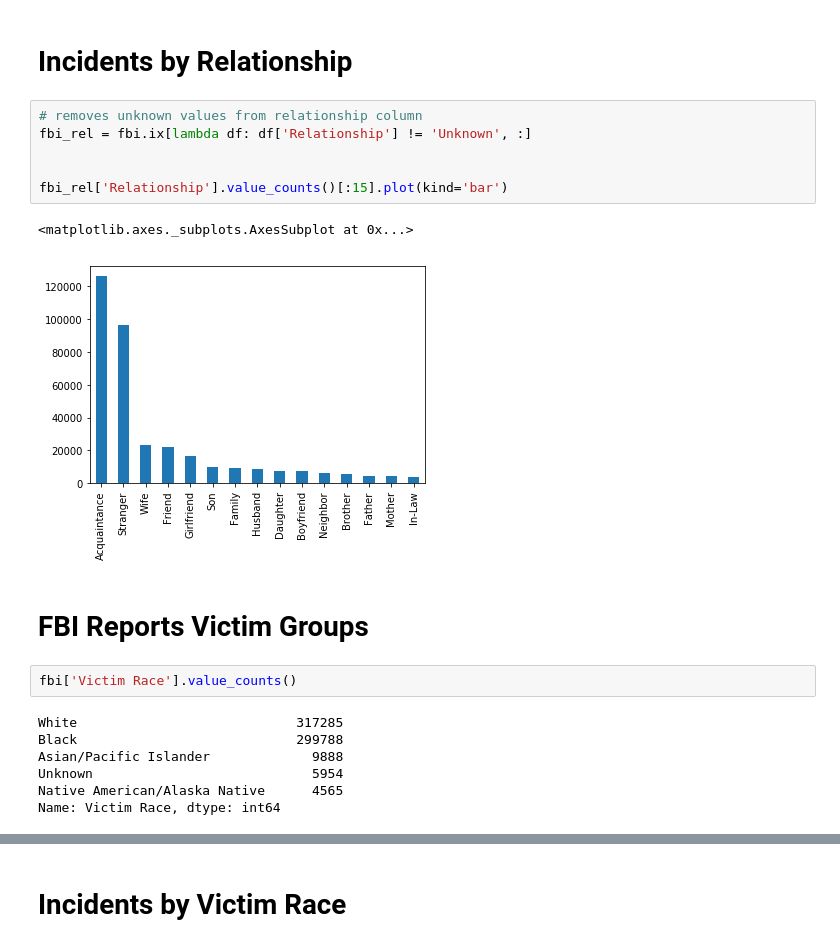
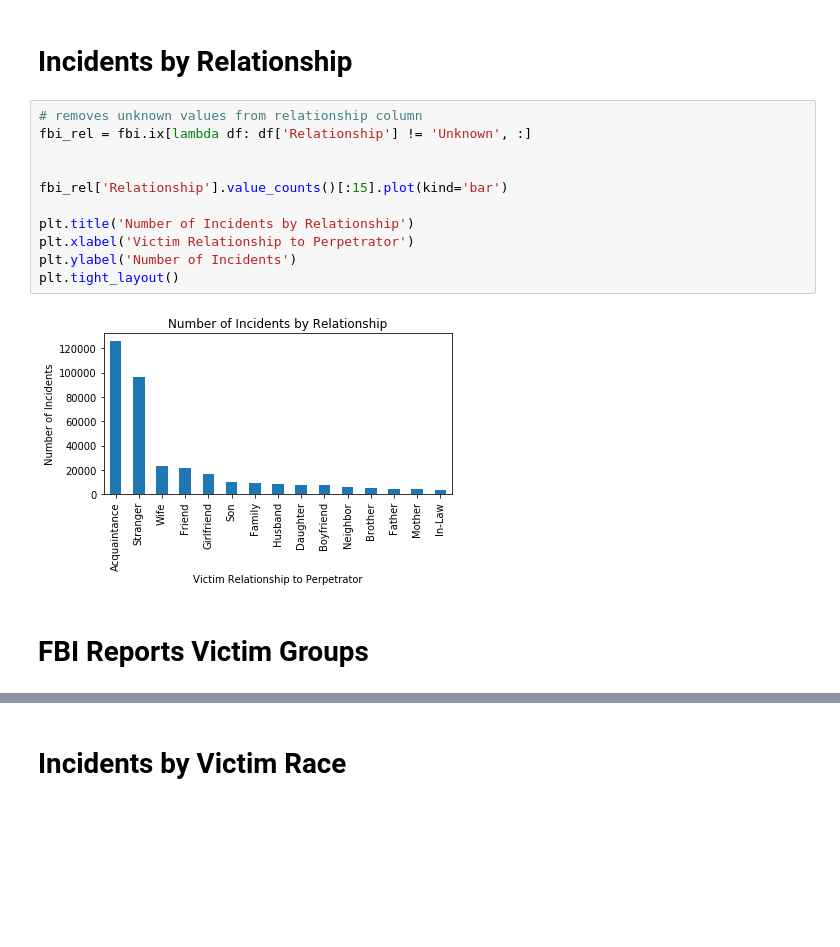
Before and after one commit to WolfgangHall/thinkful_ds_prep, a Jupyter notebook: capstone/capstone_project.ipynb, the cells around one changed output, grey strips where cells are left out. Drawn from its saved outputs; the diff is of its cells as text; blank space fills up the shorter version.

Commit message:
added graph cosmetics and some explanations for concepts like p-values

```diff
--- a/capstone/capstone_project.ipynb
+++ b/capstone/capstone_project.ipynb
@@ -197,20 +212,15 @@ fbi['City'].value_counts()[:20].plot(kind='bar')
 # %%
 # removes unknown values from relationship column
 fbi_rel = fbi.ix[lambda df: df['Relationship'] != 'Unknown', :]
 
 
 fbi_rel['Relationship'].value_counts()[:15].plot(kind='bar')
+
+plt.title('Number of Incidents by Relationship')
+plt.xlabel('Victim Relationship to Perpetrator')
+plt.ylabel('Number of Incidents')
+plt.tight_layout()
 # %% [output]
-<matplotlib.axes._subplots.AxesSubplot at 0x...>
-[figure, old version]
+[figure, new version]
 # %% [markdown]
 # FBI Reports Victim Groups
-# %%
-fbi['Victim Race'].value_counts()
-# %% [output]
-White                            317285
-Black                            299788
-Asian/Pacific Islander             9888
-Unknown                            5954
-Native American/Alaska Native      4565
-Name: Victim Race, dtype: int64
```
Also changed, not shown: parts of 33 cells of this notebook.
